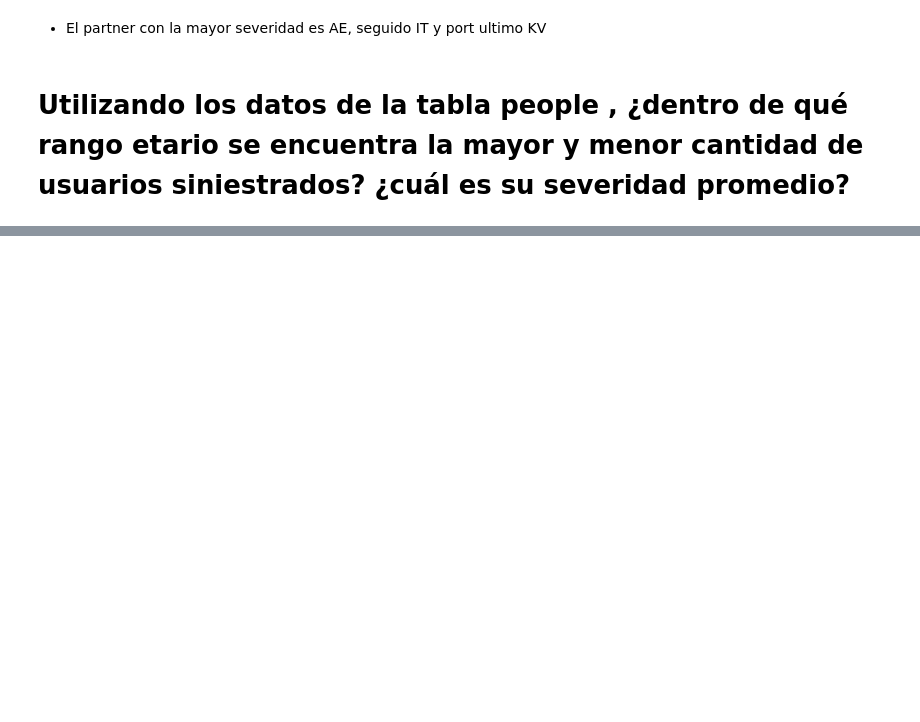
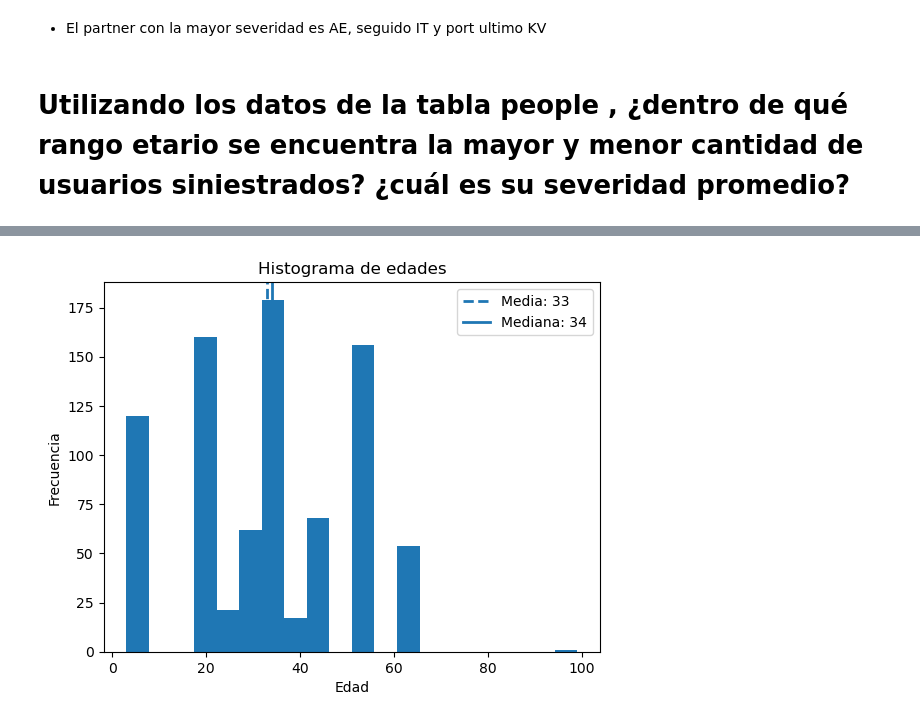
Before and after one commit to geyneph/CrabiTest, a Jupyter notebook: WorkSpace/NotebookAnalysis.ipynb, the cells around one changed output, grey strips where cells are left out. Drawn from its saved outputs; the diff is of its cells as text; code cells hidden in the pictures; blank space fills up the shorter version.

```diff
--- a/WorkSpace/NotebookAnalysis.ipynb
+++ b/WorkSpace/NotebookAnalysis.ipynb
@@ -49,6 +51,7 @@ StatusTable = pd.read_excel("/Users/geyne/Desktop/CrabiTest/DataBase/status.xlsx
 #Def constants
 PrimasDevengadas = 200000
 Deducible = 100000 * 0.05
+hoy = pd.Timestamp("today")
 # %% [markdown]
 # Data Cleaning
 # %%
@@ -611,0 +655,11 @@ plt.show()
+# %%
+#Calculando edad
+df_Claim_Age['birthdate'] = pd.to_datetime(df_Claim_Age['birthdate'])
+df_Claim_Age['edad'] = np.where(
+df_Claim_Age['birthdate'].notna(),
+#Si no es NA calcula la diferencia de hoy entre la fecha de naciemiento
+hoy.year -df_Claim_Age['birthdate'].dt.year,
+#Si es 0 escoge un numero al azar del 0 al 90
+random.randint(0,90)
+)
+df_Claim_Age
@@ -611,0 +680,19 @@ plt.show()
+# %%
+#Calculating Hist per
+data = df_Claim_Age['edad']
+
+mean = data.mean()
+median = data.median()
+
+plt.hist(data, bins=20)
+
+plt.axvline(mean, linestyle="--", linewidth=2, label=f"Media: {mean:,.0f}")
+plt.axvline(median, linestyle="-", linewidth=2, label=f"Mediana: {median:,.0f}")
+
+plt.title("Histograma de edades")
+plt.xlabel("Edad")
+plt.ylabel("Frecuencia")
+plt.legend()
+plt.show()
+# %% [output]
+[figure, added]
```
Also changed, not shown: parts of 15 cells of this notebook, 1 other file.
